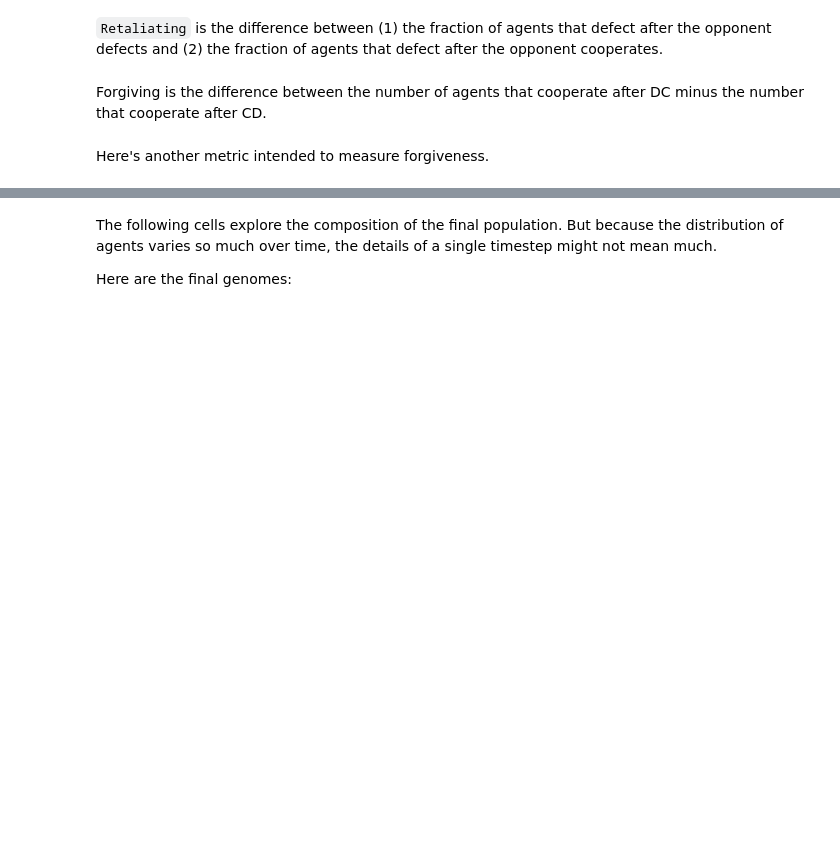
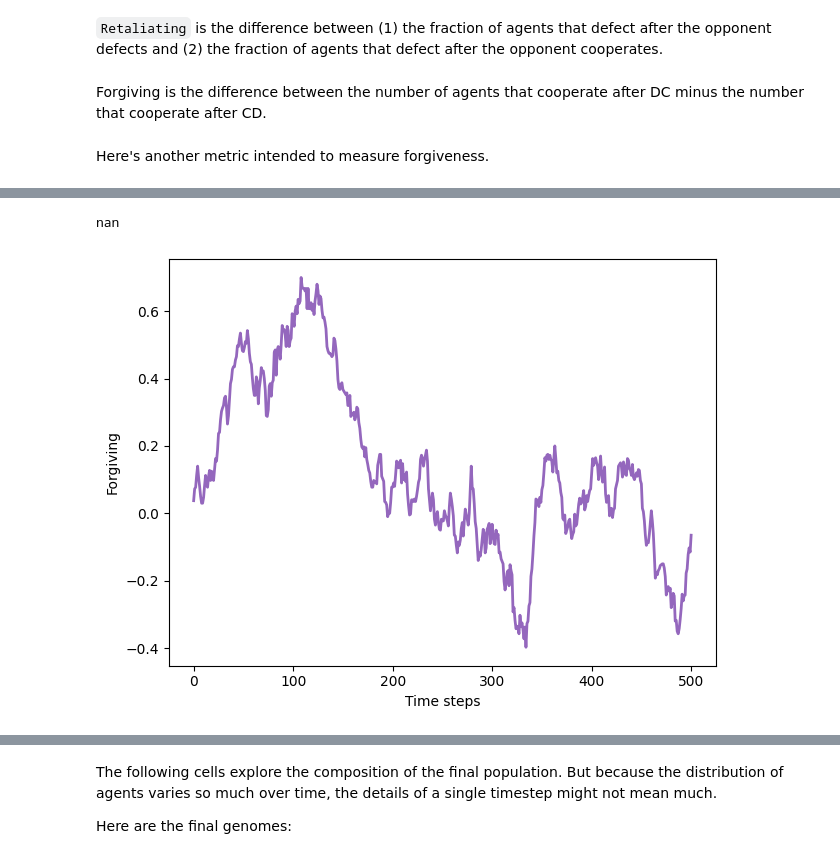
Before and after one commit to Kori04/CSC445Final, a Jupyter notebook: chap14.ipynb, the cells around one changed output, grey strips where cells are left out. Cells and saved outputs as stored; diff of their text form; code cells hidden in the pictures; blank space fills up the shorter version.

```diff
--- a/chap14.ipynb
+++ b/chap14.ipynb
@@ -770,0 +662,6 @@ The results are similar for the opening move: the fraction of agents who start o
+# %%
+#Shows average amount of agents who forgive a round or two after defection
+plot_result(4, color='C4')
+# %% [output]
+nan
+[figure, added]
```
Also changed, not shown: parts of 46 cells of this notebook.
